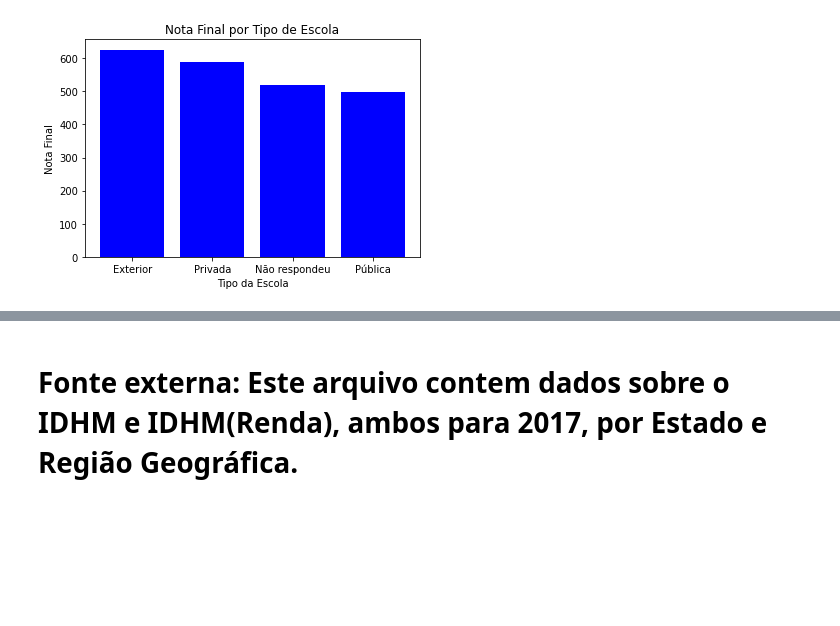
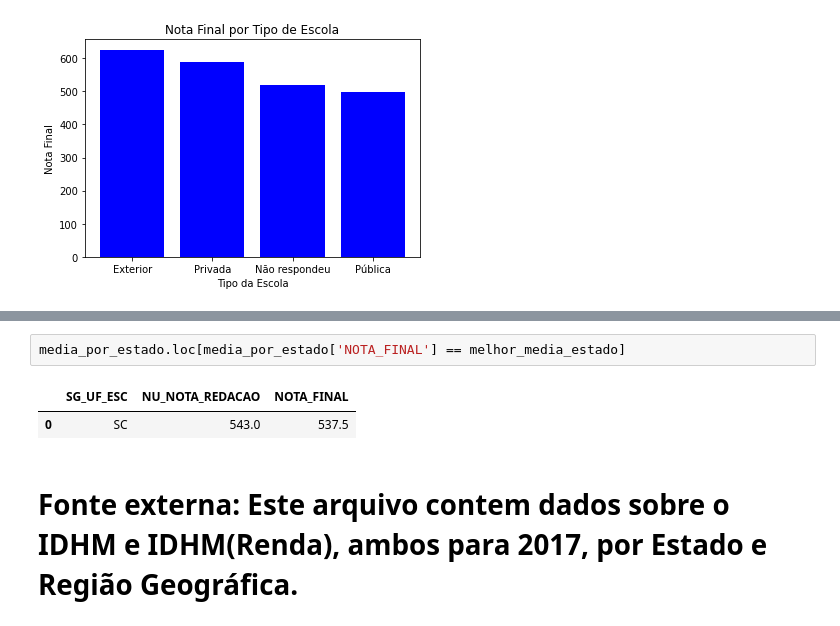
Before and after one commit to audreymoreira/case_ENEM_2017, a Jupyter notebook: Vistas_do_ENEM_2017.ipynb, the cells around one changed output, grey strips where cells are left out. Cells and saved outputs as stored; diff of their text form; blank space fills up the shorter version.

```diff
--- a/Vistas_do_ENEM_2017.ipynb
+++ b/Vistas_do_ENEM_2017.ipynb
@@ -189,3 +197,8 @@ media_por_estado
+# %%
+media_por_estado.loc[media_por_estado['NOTA_FINAL'] == melhor_media_estado]
+# %% [output]
+|  | SG_UF_ESC | NU_NOTA_REDACAO | NOTA_FINAL |
+| 0 | SC | 543.0 | 537.5 |
 # %% [markdown]
 # Fonte externa: Este arquivo contem dados sobre o IDHM e IDHM(Renda), ambos para 2017, por Estado e Região Geográfica.
 # %%
```
Also changed, not shown: parts of 16 cells of this notebook.
